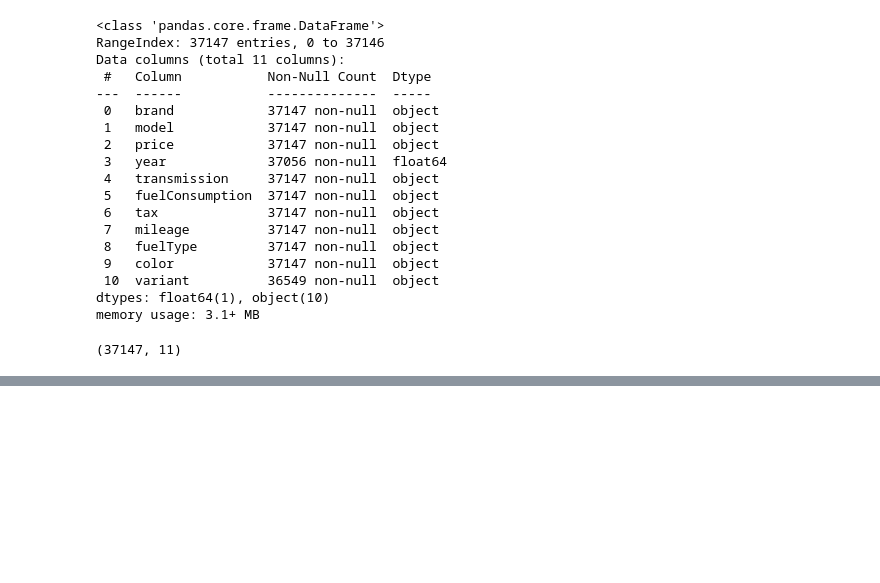
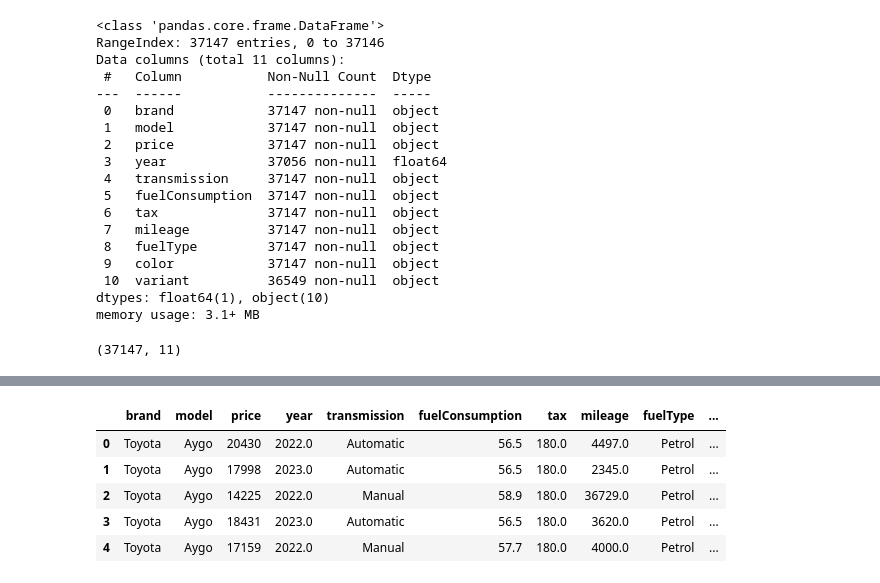
Before and after one commit to aykansandal/MDAProjekt, a Jupyter notebook: scrape.ipynb, the cells around one changed output, grey strips where cells are left out. Saved outputs shown, nothing was run; the diff lists cells and outputs as text; code cells hidden in the pictures; blank space fills up the shorter version.

```diff
--- a/scrape.ipynb
+++ b/scrape.ipynb
@@ -282,0 +351,9 @@ memory usage: 3.1+ MB
+# %%
+df.head()
+# %% [output]
+|  | brand | model | price | year | transmission | fuelConsumption | tax | mileage | fuelType | ... |
+| 0 | Toyota | Aygo | 20430 | 2022.0 | Automatic | 56.5 | 180.0 | 4497.0 | Petrol | ... |
+| 1 | Toyota | Aygo | 17998 | 2023.0 | Automatic | 56.5 | 180.0 | 2345.0 | Petrol | ... |
+| 2 | Toyota | Aygo | 14225 | 2022.0 | Manual | 58.9 | 180.0 | 36729.0 | Petrol | ... |
+| 3 | Toyota | Aygo | 18431 | 2023.0 | Automatic | 56.5 | 180.0 | 3620.0 | Petrol | ... |
+| 4 | Toyota | Aygo | 17159 | 2022.0 | Manual | 57.7 | 180.0 | 4000.0 | Petrol | ... |
```
Also changed, not shown: parts of 10 cells of this notebook.
